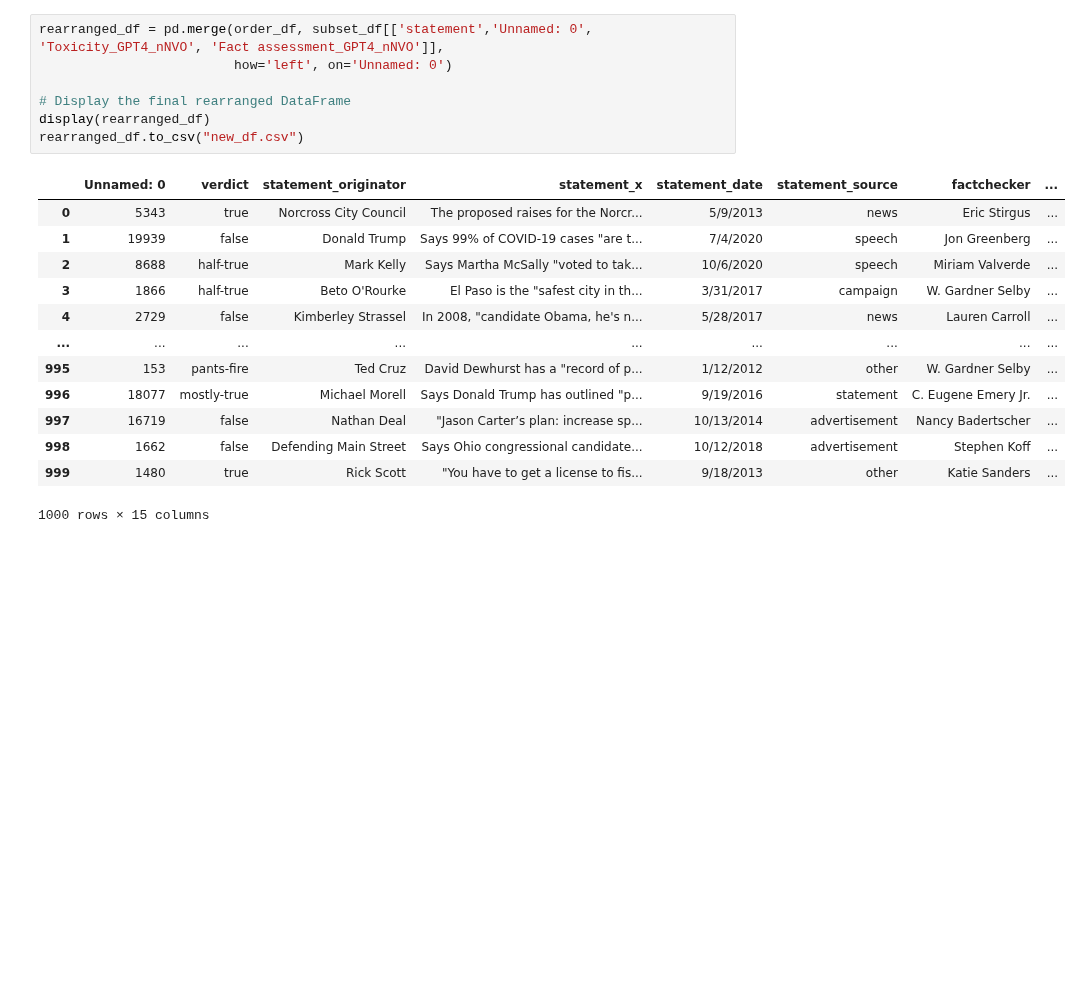
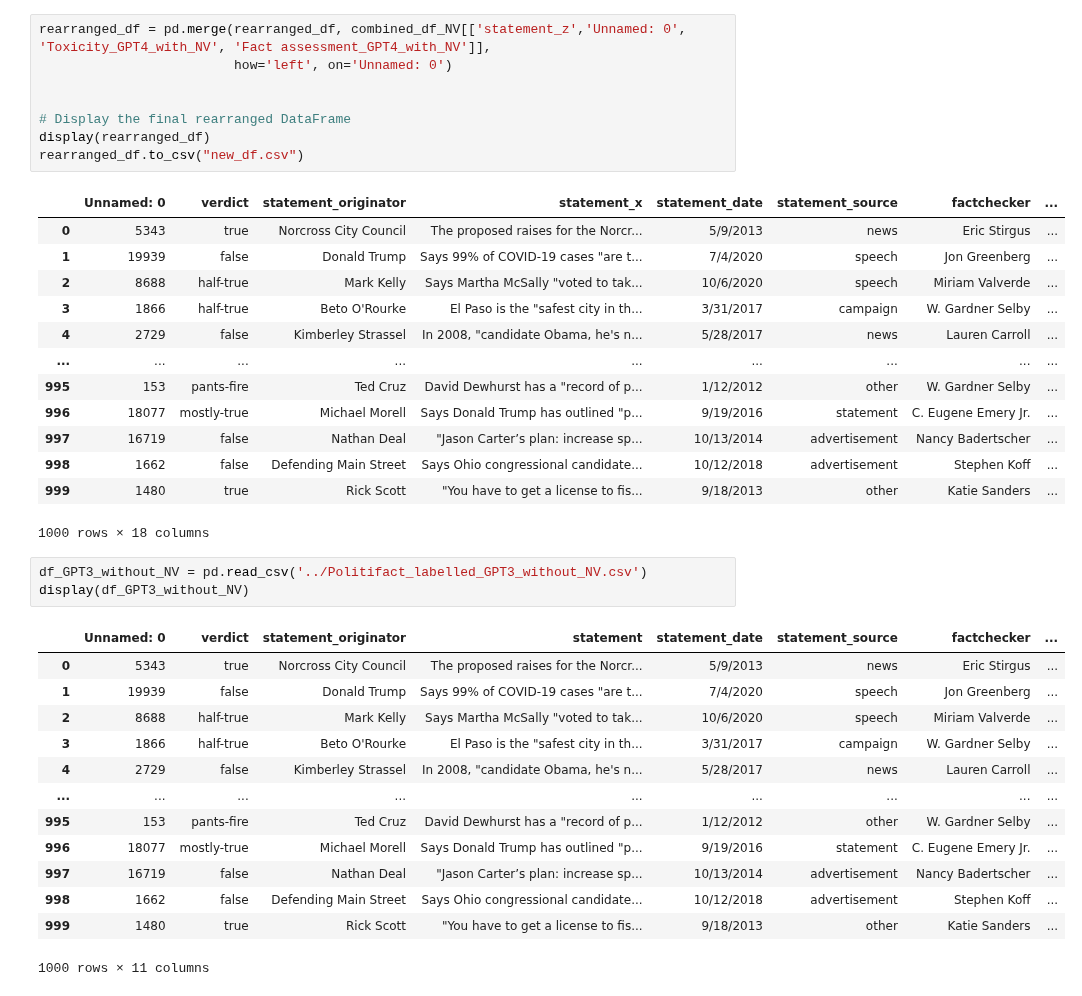
Before and after one commit to alicja-a-d/Analytica_UvA, a Jupyter notebook: code/LLM_comparison/labelled/LLM_labelling_comparison.ipynb, the cells around one changed output. Drawn from its saved outputs; the diff is of its cells as text; blank space fills up the shorter version.

```diff
--- a/code/LLM_comparison/labelled/LLM_labelling_comparison.ipynb
+++ b/code/LLM_comparison/labelled/LLM_labelling_comparison.ipynb
@@ -109,6 +278,7 @@ See the caveats in the documentation: https://pandas.pydata.org/pandas-docs/stab
 # %%
-rearranged_df = pd.merge(order_df, subset_df[['statement','Unnamed: 0', 'Toxicity_GPT4_nNVO', 'Fact assessment_GPT4_nNVO']],
+rearranged_df = pd.merge(rearranged_df, combined_df_NV[['statement_z','Unnamed: 0', 'Toxicity_GPT4_with_NV', 'Fact assessment_GPT4_with_NV']],
                          how='left', on='Unnamed: 0')
+
 
 # Display the final rearranged DataFrame
 display(rearranged_df)
@@ -126,4 +296,21 @@ rearranged_df.to_csv("new_df.csv")
 | 997 | 16719 | false | Nathan Deal | "Jason Carter’s plan: increase sp... | 10/13/2014 | advertisement | Nancy Badertscher | ... |
 | 998 | 1662 | false | Defending Main Street | Says Ohio congressional candidate... | 10/12/2018 | advertisement | Stephen Koff | ... |
 | 999 | 1480 | true | Rick Scott | "You have to get a license to fis... | 9/18/2013 | other | Katie Sanders | ... |
-1000 rows × 15 columns
+1000 rows × 18 columns
+# %%
+df_GPT3_without_NV = pd.read_csv('../Politifact_labelled_GPT3_without_NV.csv')
+display(df_GPT3_without_NV)
+# %% [output]
+|  | Unnamed: 0 | verdict | statement_originator | statement | statement_date | statement_source | factchecker | ... |
+| 0 | 5343 | true | Norcross City Council | The proposed raises for the Norcr... | 5/9/2013 | news | Eric Stirgus | ... |
+| 1 | 19939 | false | Donald Trump | Says 99% of COVID-19 cases "are t... | 7/4/2020 | speech | Jon Greenberg | ... |
+| 2 | 8688 | half-true | Mark Kelly | Says Martha McSally "voted to tak... | 10/6/2020 | speech | Miriam Valverde | ... |
+| 3 | 1866 | half-true | Beto O'Rourke | El Paso is the "safest city in th... | 3/31/2017 | campaign | W. Gardner Selby | ... |
+| 4 | 2729 | false | Kimberley Strassel | In 2008, "candidate Obama, he's n... | 5/28/2017 | news | Lauren Carroll | ... |
+| ... | ... | ... | ... | ... | ... | ... | ... | ... |
+| 995 | 153 | pants-fire | Ted Cruz | David Dewhurst has a "record of p... | 1/12/2012 | other | W. Gardner Selby | ... |
+| 996 | 18077 | mostly-true | Michael Morell | Says Donald Trump has outlined "p... | 9/19/2016 | statement | C. Eugene Emery Jr. | ... |
+| 997 | 16719 | false | Nathan Deal | "Jason Carter’s plan: increase sp... | 10/13/2014 | advertisement | Nancy Badertscher | ... |
+| 998 | 1662 | false | Defending Main Street | Says Ohio congressional candidate... | 10/12/2018 | advertisement | Stephen Koff | ... |
+| 999 | 1480 | true | Rick Scott | "You have to get a license to fis... | 9/18/2013 | other | Katie Sanders | ... |
+1000 rows × 11 columns
```
Also changed, not shown: parts of 16 cells of this notebook, 14 other files.
